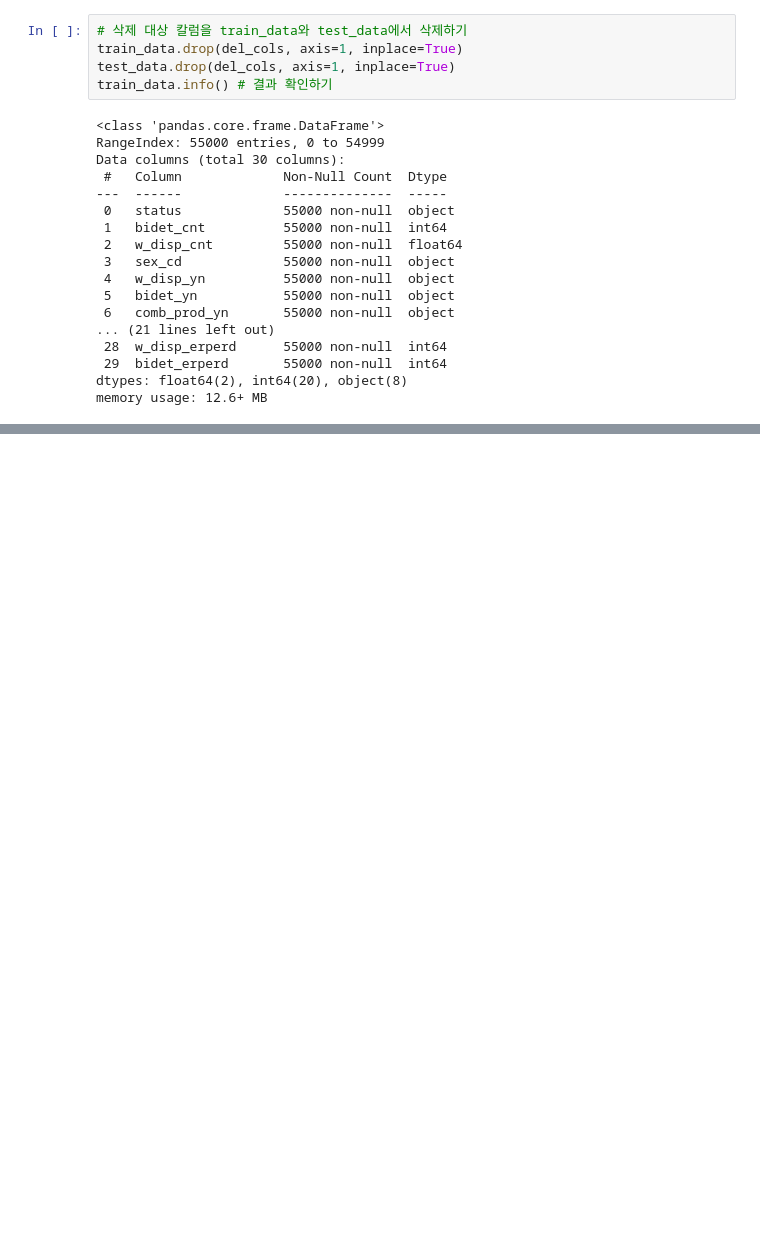
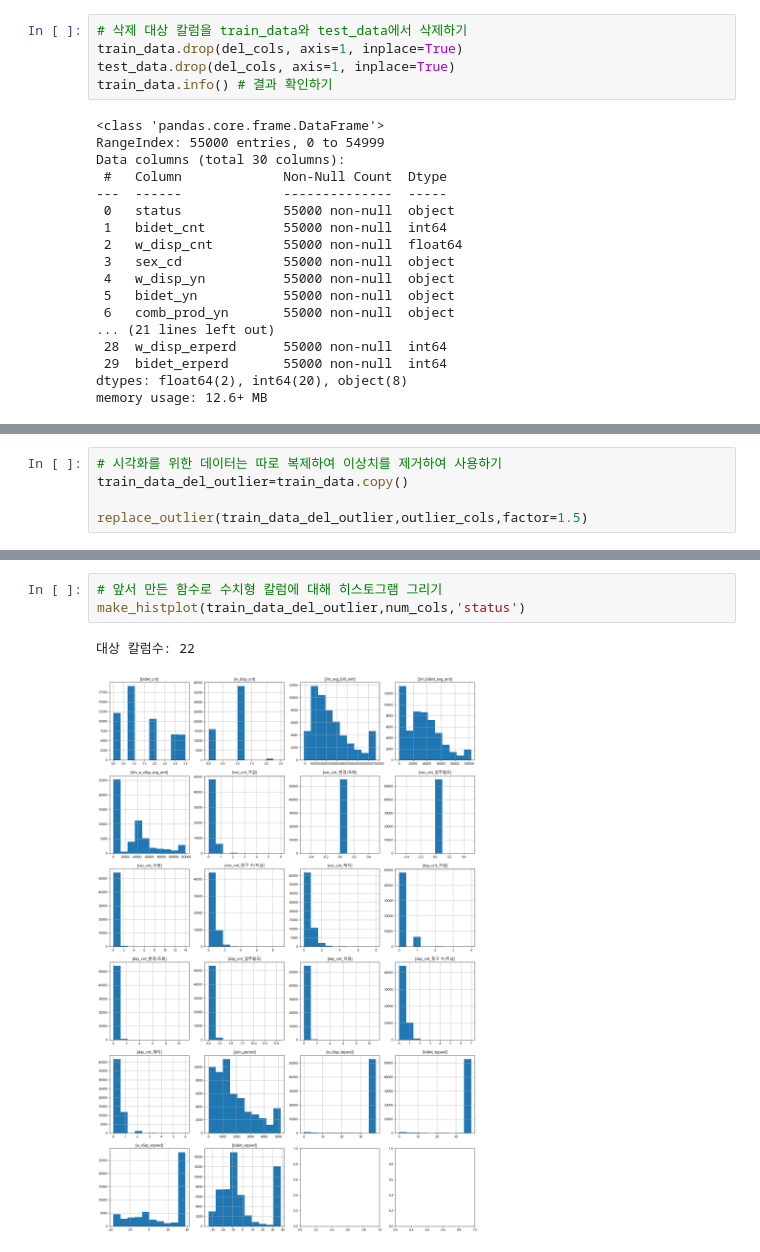
Before and after one commit to LeticiaKang/AICE_AI_Study, a Jupyter notebook: 8. 렌탈 고객 해지 여부 예측하기.ipynb, the cells around one changed output, grey strips where cells are left out. Drawn from its saved outputs; the diff is of its cells as text; blank space fills up the shorter version.

```diff
--- a/8. 렌탈 고객 해지 여부 예측하기.ipynb
+++ b/8. 렌탈 고객 해지 여부 예측하기.ipynb
@@ -762,0 +900,5 @@ memory usage: 12.6+ MB
+# %%
+# 시각화를 위한 데이터는 따로 복제하여 이상치를 제거하여 사용하기
+train_data_del_outlier=train_data.copy()
+
+replace_outlier(train_data_del_outlier,outlier_cols,factor=1.5)
@@ -762,0 +911,6 @@ memory usage: 12.6+ MB
+# %%
+# 앞서 만든 함수로 수치형 칼럼에 대해 히스토그램 그리기
+make_histplot(train_data_del_outlier,num_cols,'status')
+# %% [output]
+대상 칼럼수: 22
+[figure, added]
```
Also changed, not shown: parts of 109 cells of this notebook, 7 other files.
